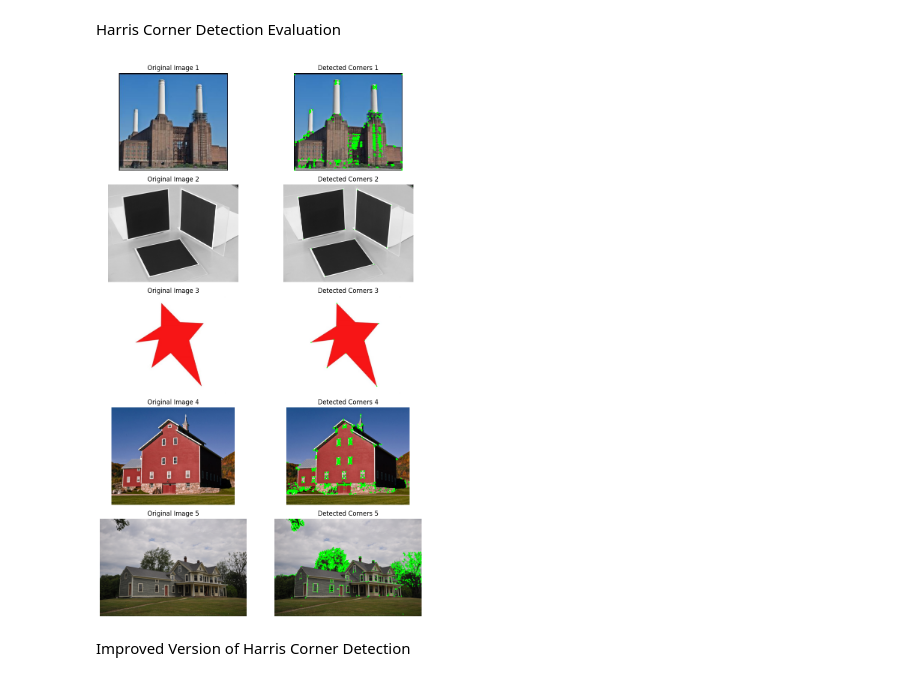
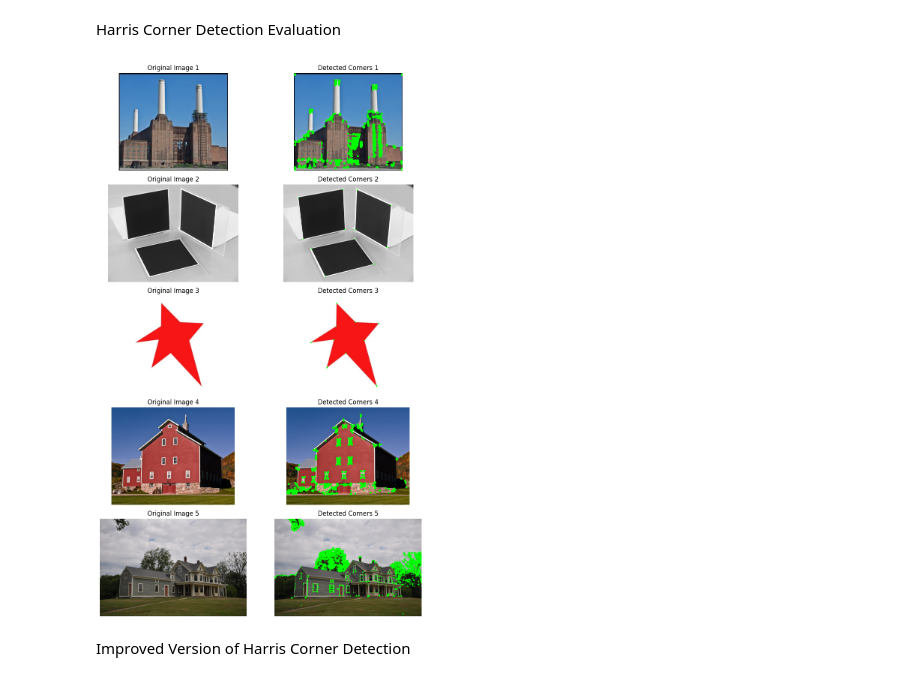
Before and after one commit to DilshanGDT/Learnings-CV, a Jupyter notebook: FeatureDetection&Matching/test.ipynb, the cells around one changed output. Cells and saved outputs as stored; diff of their text form; code cells hidden in the pictures.

```diff
--- a/FeatureDetection&Matching/test.ipynb
+++ b/FeatureDetection&Matching/test.ipynb
@@ -62,35 +62,35 @@ for i, filename in enumerate(filenames):
 
     # Convert to float and apply Harris Corner Detection
     gray = np.float32(gray)
-    dst = cv.cornerHarris(gray, 2, 3, 0.04)
+    dst = cv.cornerHarris(gray, 4, 3, 0.04)
 
     # Dilate result for marking the corners
     dst = cv.dilate(dst, None)
 
     # Mark detected corners in green
     img[dst > 0.01 * dst.max()] = [0, 255, 0]
 
     # Convert images to RGB for Matplotlib display
     img_rgb = cv.cvtColor(img, cv.COLOR_BGR2RGB)
     original_rgb = cv.cvtColor(cv.imread(filename), cv.COLOR_BGR2RGB)
 
     # Plot original image
     plt.subplot(len(filenames), 2, 2 * i + 1)
     plt.imshow(original_rgb)
     plt.title(f"Original Image {i+1}")
     plt.axis("off")
 
     # Plot processed image with detected corners
     plt.subplot(len(filenames), 2, 2 * i + 2)
     plt.imshow(img_rgb)
     plt.title(f"Detected Corners {i+1}")
     plt.axis("off")
 
 # Show all images
 plt.tight_layout()
 plt.show()
 # %% [output]
-[figure, old version]
+[figure, new version]
 # %% [markdown]
 Improved Version of Harris Corner Detection
 # %%
```
Also changed, not shown: parts of 3 cells of this notebook.
